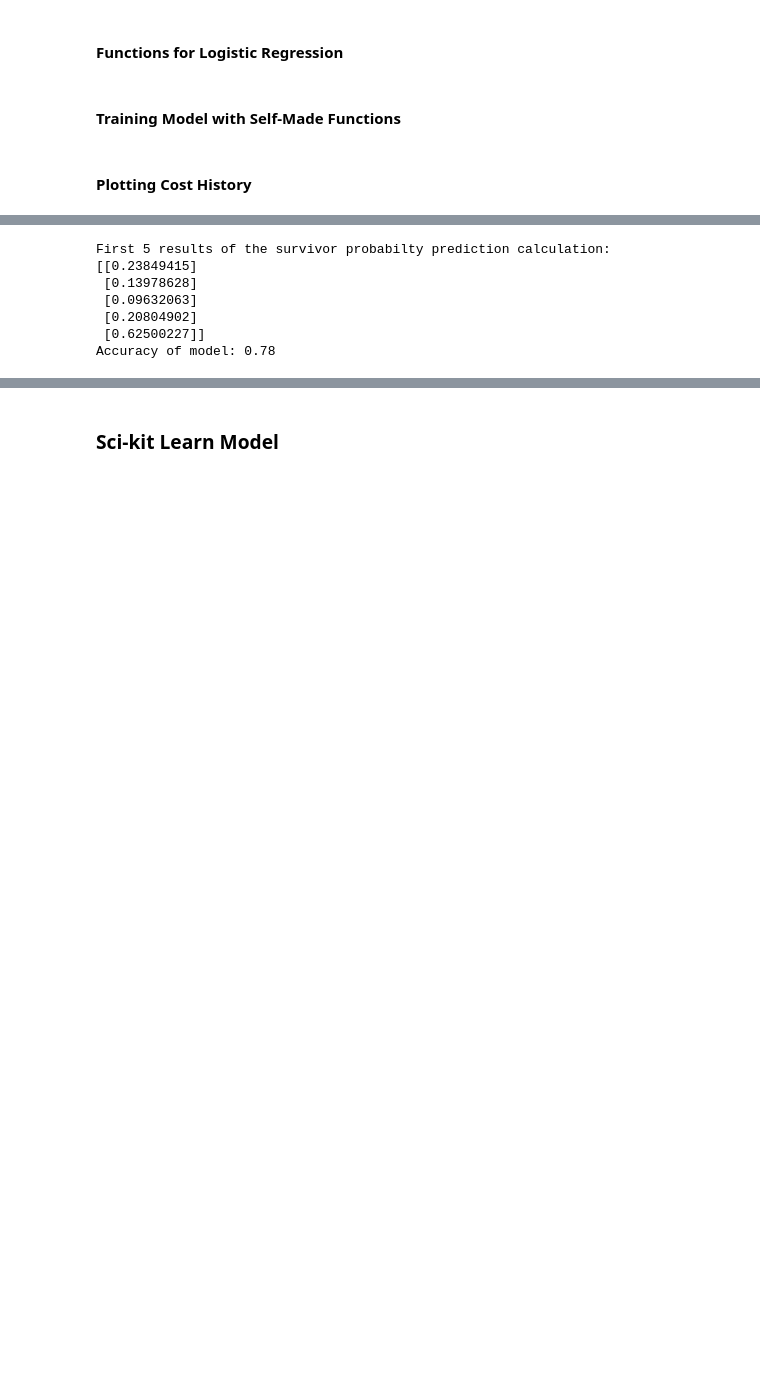
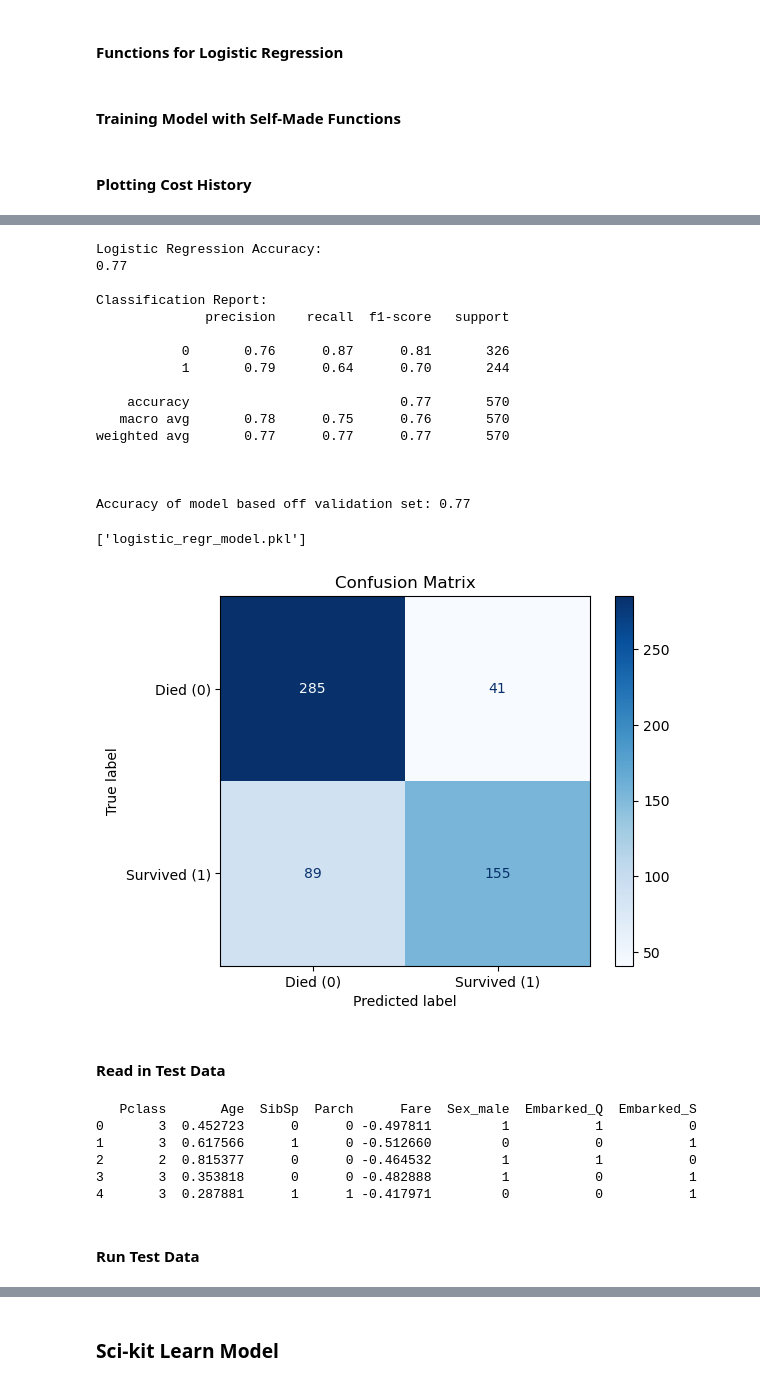
Before and after one commit to jaogle04/cs325, a Jupyter notebook: HW1/titanic_survivor_pred.ipynb, the cells around one changed output, grey strips where cells are left out. Drawn from its saved outputs; the diff is of its cells as text; code cells hidden in the pictures; blank space fills up the shorter version.

```diff
--- a/HW1/titanic_survivor_pred.ipynb
+++ b/HW1/titanic_survivor_pred.ipynb
@@ -197,27 +253,54 @@ plt.show()
 # %%
 ##########################################################################################
 y_hat = predict_proba(X_val, valid_params, bias)
-test_data = pd.read_csv("./titanic-data/test.csv")
-# X_test, y_test = clean_data(test_data)
-np.set_printoptions(suppress=True, precision=8)
-print(f"First 5 results of the survivor probabilty prediction calculation:\n{y_hat[:5]}")
+# print(f"First 5 results of the survivor probabilty prediction calculation:\n{y_hat[:5]}\n")
 y_true = np.asarray(y_val).astype(int)
 y_hat = y_hat.reshape(-1)
 
 # Changes the y_hat to binary format
 for i, y in enumerate(y_hat):
   if y >= 0.5: y_hat[i] = 1 # did survive
   elif y < 0.5: y_hat[i] = 0 # did not survive
 
+############################################################################################
+# Displaying Accuracy
 accuracy = (y_hat == y_val).mean()
-############################################################################################
-# Design a confusion matrix to evaluate the accuracy of the model
-print(f"Accuracy of model: {accuracy:.2f}")
+print(f"Logistic Regression Accuracy:\n{accuracy_score(y_val, y_hat):.2f}\n")
+print(f"Classification Report:\n{classification_report(y_val, y_hat)}\n")
+
+cm = confusion_matrix(y_val, y_hat)
+cm_display = ConfusionMatrixDisplay(confusion_matrix=cm, display_labels=['Died (0)', 'Survived (1)'])
+cm_display.plot(cmap='Blues')
+plt.title('Confusion Matrix')
+plt.show
+print(f"\nAccuracy of model based off validation set: {accuracy:.2f}")
+
+#############################################################################################
+# Saving Model
+self_made_model = np.append(valid_params, bias)
+model_data = {
+  'weights': valid_params,
+  'bias': bias,
+}
+joblib.dump(model_data, "logistic_regr_model.pkl")
 # %% [output]
-First 5 results of the survivor probabilty prediction calculation:
-[[0.23849415]
- [0.13978628]
- [0.09632063]
- [0.20804902]
- [0.62500227]]
-Accuracy of model: 0.78
+Logistic Regression Accuracy:
+0.77
+
+Classification Report:
+              precision    recall  f1-score   support
+
+           0       0.76      0.87      0.81       326
+           1       0.79      0.64      0.70       244
+
+    accuracy                           0.77       570
+   macro avg       0.78      0.75      0.76       570
+weighted avg       0.77      0.77      0.77       570
+
+
+
+Accuracy of model based off validation set: 0.77
+['logistic_regr_model.pkl']
+[figure, added]
+# %% [markdown]
+#### Read in Test Data
@@ -223,0 +316,18 @@ Accuracy of model: 0.78
+# %%
+test_data = pd.read_csv("./titanic-data/test.csv")
+# print(test_data.head())
+test_data_clean = replace_null(test_data)
+# print(test_data_clean.head())
+test_data_clean = clean_data(test_data_clean)
+passenger_ids = test_data_clean['PassengerId'].copy()
+X_test = X_data(test_data_clean)
+print(X_test.head())
+# %% [output]
+   Pclass       Age  SibSp  Parch      Fare  Sex_male  Embarked_Q  Embarked_S
+0       3  0.452723      0      0 -0.497811         1           1           0
+1       3  0.617566      1      0 -0.512660         0           0           1
+2       2  0.815377      0      0 -0.464532         1           1           0
+3       3  0.353818      0      0 -0.482888         1           0           1
+4       3  0.287881      1      1 -0.417971         0           0           1
+# %% [markdown]
+#### Run Test Data
```
Also changed, not shown: parts of 15 cells of this notebook.
